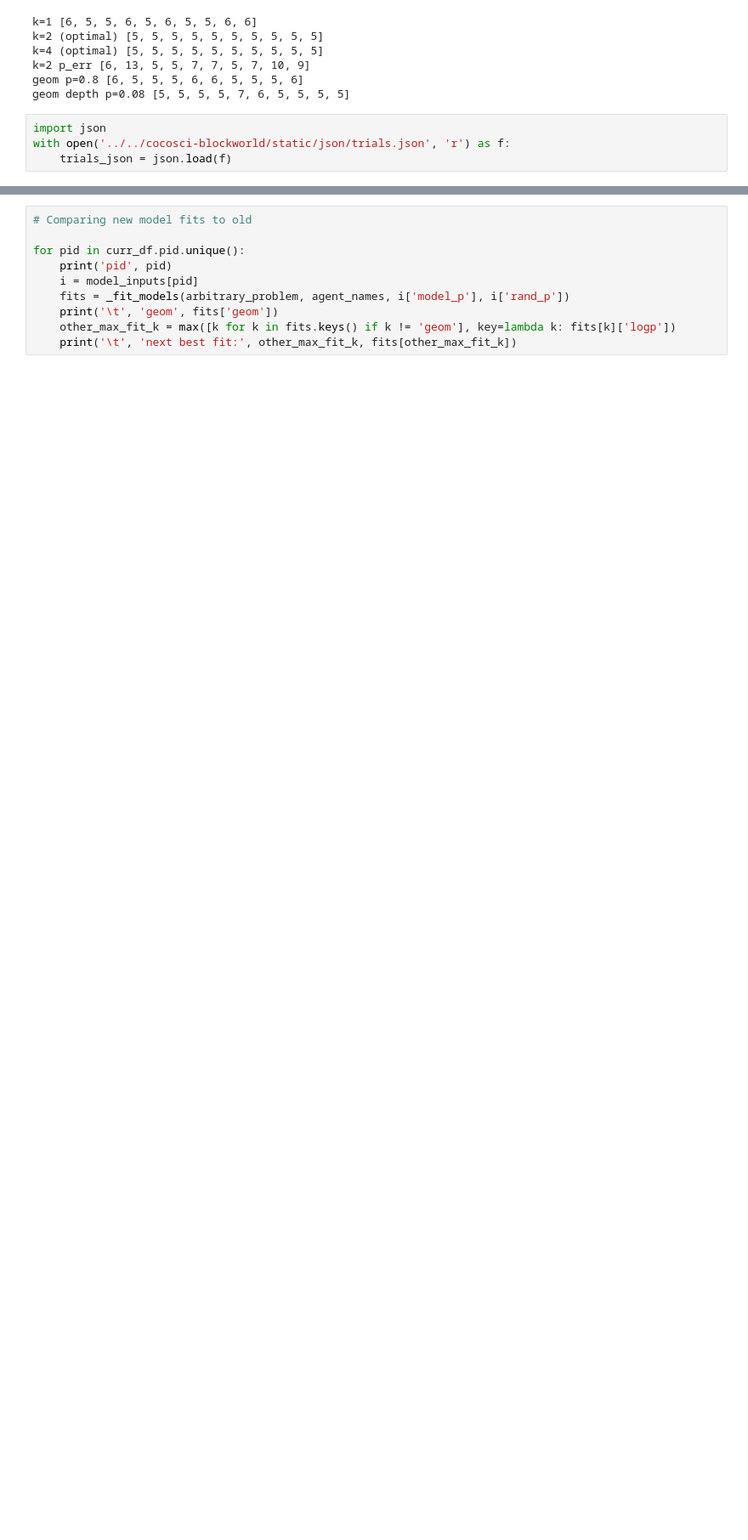
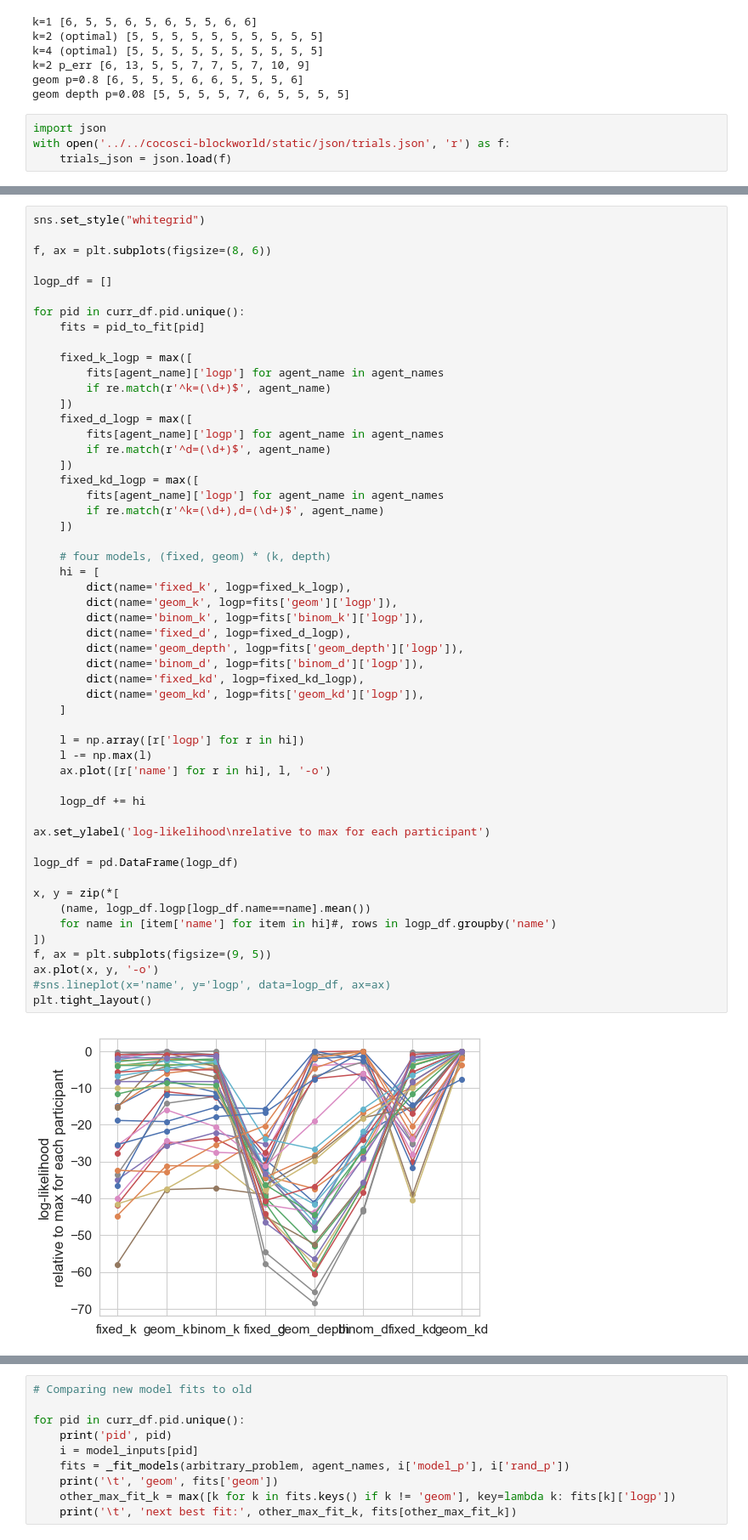
Before and after one commit to fredcallaway/multigoals, a Jupyter notebook: analysis/main.ipynb, the cells around one changed output, grey strips where cells are left out. Shown at 85% size. Saved outputs shown, nothing was run; the diff lists cells and outputs as text; blank space fills up the shorter version.

```diff
--- a/analysis/main.ipynb
+++ b/analysis/main.ipynb
@@ -782,0 +1060,55 @@ for pids in [
+# %%
+sns.set_style("whitegrid")
+
+f, ax = plt.subplots(figsize=(8, 6))
+
+logp_df = []
+
+for pid in curr_df.pid.unique():
+    fits = pid_to_fit[pid]
+
+    fixed_k_logp = max([
+        fits[agent_name]['logp'] for agent_name in agent_names
+        if re.match(r'^k=(\d+)$', agent_name)
+    ])
+    fixed_d_logp = max([
+        fits[agent_name]['logp'] for agent_name in agent_names
+        if re.match(r'^d=(\d+)$', agent_name)
+    ])
+    fixed_kd_logp = max([
+        fits[agent_name]['logp'] for agent_name in agent_names
+        if re.match(r'^k=(\d+),d=(\d+)$', agent_name)
+    ])
+
+    # four models, (fixed, geom) * (k, depth)
+    hi = [
+        dict(name='fixed_k', logp=fixed_k_logp),
+        dict(name='geom_k', logp=fits['geom']['logp']),
+        dict(name='binom_k', logp=fits['binom_k']['logp']),
+        dict(name='fixed_d', logp=fixed_d_logp),
+        dict(name='geom_depth', logp=fits['geom_depth']['logp']),
+        dict(name='binom_d', logp=fits['binom_d']['logp']),
+        dict(name='fixed_kd', logp=fixed_kd_logp),
+        dict(name='geom_kd', logp=fits['geom_kd']['logp']),
+    ]
+
+    l = np.array([r['logp'] for r in hi])
+    l -= np.max(l)
+    ax.plot([r['name'] for r in hi], l, '-o')
+
+    logp_df += hi
+
+ax.set_ylabel('log-likelihood\nrelative to max for each participant')
+
+logp_df = pd.DataFrame(logp_df)
+
+x, y = zip(*[
+    (name, logp_df.logp[logp_df.name==name].mean())
+    for name in [item['name'] for item in hi]#, rows in logp_df.groupby('name')
+])
+f, ax = plt.subplots(figsize=(9, 5))
+ax.plot(x, y, '-o')
+#sns.lineplot(x='name', y='logp', data=logp_df, ax=ax)
+plt.tight_layout()
+# %% [output]
+[figure, added]
```
Also changed, not shown: parts of 19 cells of this notebook.
